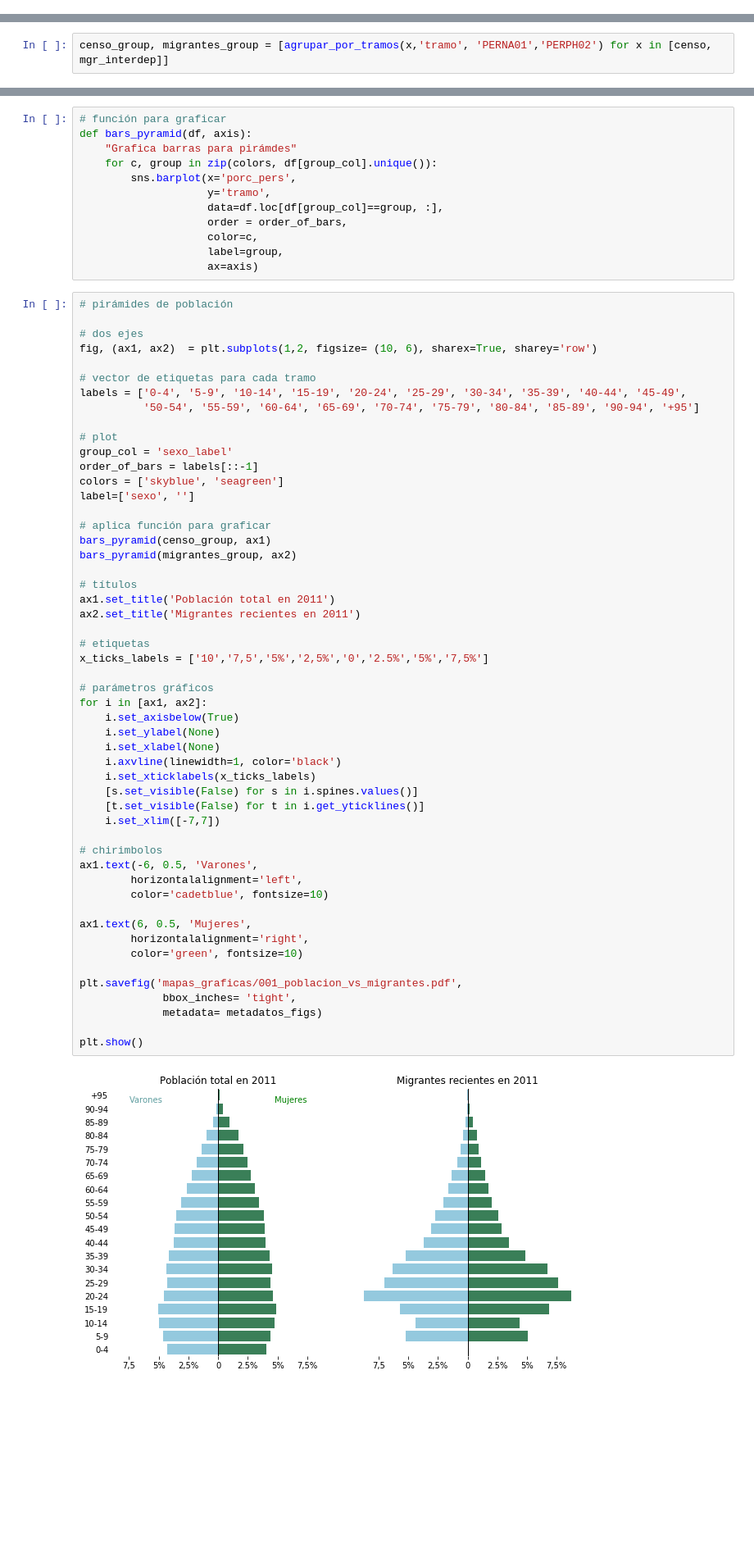
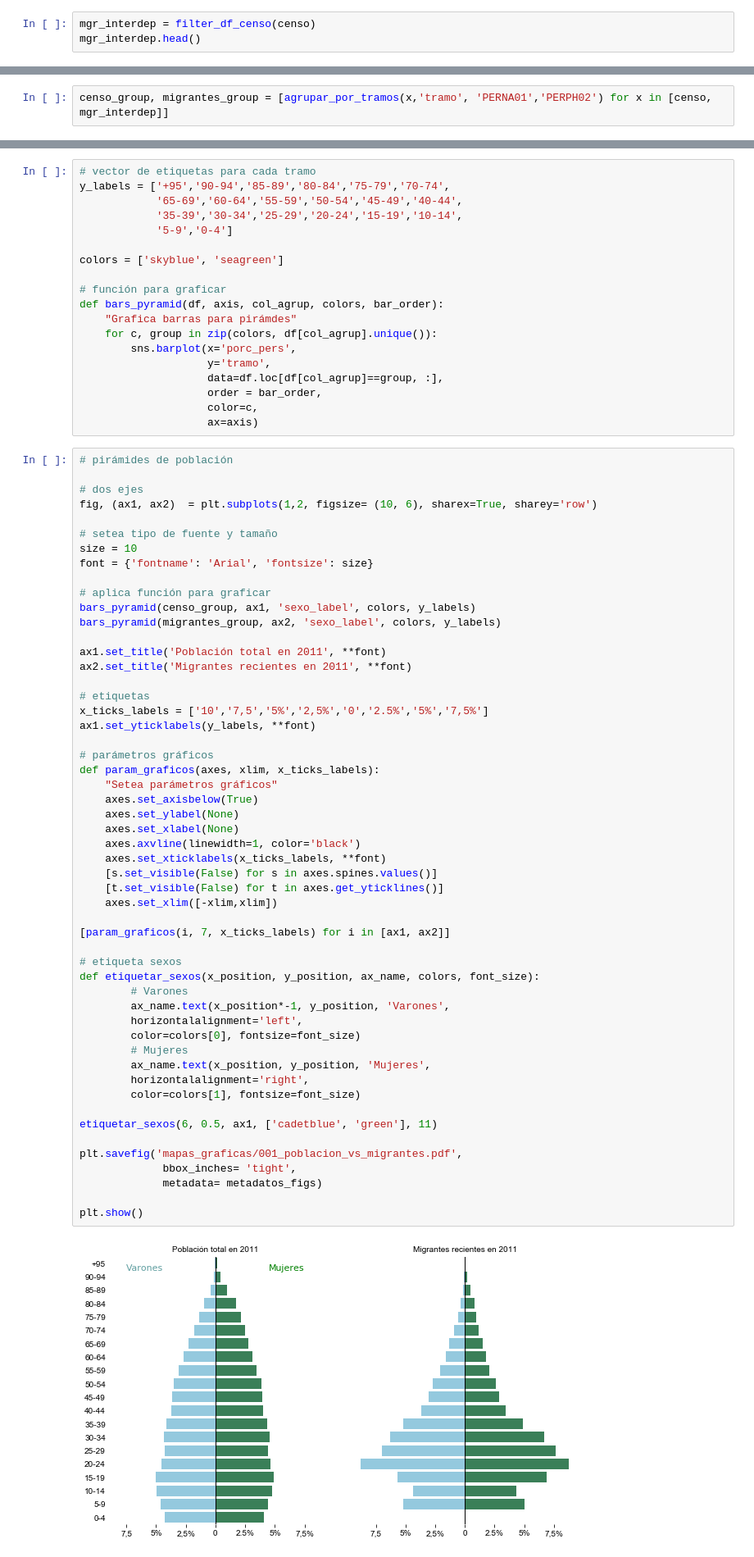
Before and after one commit to guillermodangelo/tesis, a Jupyter notebook: piramide_mig.ipynb, the cells around one changed output, grey strips where cells are left out. Shown at 82% size. Drawn from its saved outputs; the diff is of its cells as text; blank space fills up the shorter version.

```diff
--- a/piramide_mig.ipynb
+++ b/piramide_mig.ipynb
@@ -59,0 +42,3 @@ mgr_interdep.head()
+# %%
+mgr_interdep = filter_df_censo(censo)
+mgr_interdep.head()
@@ -78,71 +71,79 @@ print(migrantes_group.head())
 3     1  20-24    -11190  -7.522234    varones
 4     1  25-29     -8301  -5.580167    varones
 # %%
+# vector de etiquetas para cada tramo
+y_labels = ['+95','90-94','85-89','80-84','75-79','70-74',
+            '65-69','60-64','55-59','50-54','45-49','40-44',
+            '35-39','30-34','25-29','20-24','15-19','10-14',
+            '5-9','0-4']
+
+colors = ['skyblue', 'seagreen']
+
 # función para graficar
-def bars_pyramid(df, axis):
+def bars_pyramid(df, axis, col_agrup, colors, bar_order):
     "Grafica barras para pirámdes"
-    for c, group in zip(colors, df[group_col].unique()):
+    for c, group in zip(colors, df[col_agrup].unique()):
         sns.barplot(x='porc_pers',
                     y='tramo',
-                    data=df.loc[df[group_col]==group, :],
-                    order = order_of_bars,
+                    data=df.loc[df[col_agrup]==group, :],
+                    order = bar_order,
                     color=c,
-                    label=group,
                     ax=axis)
 # %%
 # pirámides de población
 
 # dos ejes
 fig, (ax1, ax2)  = plt.subplots(1,2, figsize= (10, 6), sharex=True, sharey='row')
 
-# vector de etiquetas para cada tramo
-labels = ['0-4', '5-9', '10-14', '15-19', '20-24', '25-29', '30-34', '35-39', '40-44', '45-49',
-          '50-54', '55-59', '60-64', '65-69', '70-74', '75-79', '80-84', '85-89', '90-94', '+95']
-
-# plot
-group_col = 'sexo_label'
-order_of_bars = labels[::-1]
-colors = ['skyblue', 'seagreen']
-label=['sexo', '']
+# setea tipo de fuente y tamaño
+size = 10
+font = {'fontname': 'Arial', 'fontsize': size}
 
 # aplica función para graficar
-bars_pyramid(censo_group, ax1)
-bars_pyramid(migrantes_group, ax2)
+bars_pyramid(censo_group, ax1, 'sexo_label', colors, y_labels)
+bars_pyramid(migrantes_group, ax2, 'sexo_label', colors, y_labels)
 
-# títulos
-ax1.set_title('Población total en 2011')
-ax2.set_title('Migrantes recientes en 2011')
+ax1.set_title('Población total en 2011', **font)
+ax2.set_title('Migrantes recientes en 2011', **font)
 
 # etiquetas
 x_ticks_labels = ['10','7,5','5%','2,5%','0','2.5%','5%','7,5%']
+ax1.set_yticklabels(y_labels, **font)
 
 # parámetros gráficos
-for i in [ax1, ax2]:
-    i.set_axisbelow(True)
-    i.set_ylabel(None)
-    i.set_xlabel(None)
-    i.axvline(linewidth=1, color='black')
-    i.set_xticklabels(x_ticks_labels)
-    [s.set_visible(False) for s in i.spines.values()]
-    [t.set_visible(False) for t in i.get_yticklines()]
-    i.set_xlim([-7,7])
+def param_graficos(axes, xlim, x_ticks_labels):
+    "Setea parámetros gráficos"
+    axes.set_axisbelow(True)
+    axes.set_ylabel(None)
+    axes.set_xlabel(None)
+    axes.axvline(linewidth=1, color='black')
+    axes.set_xticklabels(x_ticks_labels, **font)
+    [s.set_visible(False) for s in axes.spines.values()]
+    [t.set_visible(False) for t in axes.get_yticklines()]
+    axes.set_xlim([-xlim,xlim])
 
-# chirimbolos
-ax1.text(-6, 0.5, 'Varones',
+[param_graficos(i, 7, x_ticks_labels) for i in [ax1, ax2]]
+
+# etiqueta sexos
+def etiquetar_sexos(x_position, y_position, ax_name, colors, font_size):
+        # Varones
+        ax_name.text(x_position*-1, y_position, 'Varones',
         horizontalalignment='left',
-        color='cadetblue', fontsize=10)
+        color=colors[0], fontsize=font_size)
+        # Mujeres
+        ax_name.text(x_position, y_position, 'Mujeres',
+        horizontalalignment='right',
+        color=colors[1], fontsize=font_size)
 
-ax1.text(6, 0.5, 'Mujeres',
-        horizontalalignment='right',
-        color='green', fontsize=10)
+etiquetar_sexos(6, 0.5, ax1, ['cadetblue', 'green'], 11)
 
 plt.savefig('mapas_graficas/001_poblacion_vs_migrantes.pdf',
              bbox_inches= 'tight',
              metadata= metadatos_figs)
 
 plt.show()
 # %% [output]
-[figure, old version]
+[figure, new version]
 # %%
 # pirámides de población solapadas
 fig, ax  = plt.subplots(1, figsize= ( 10, 6 ))
```
Also changed, not shown: parts of 12 cells of this notebook, 13 other files.
